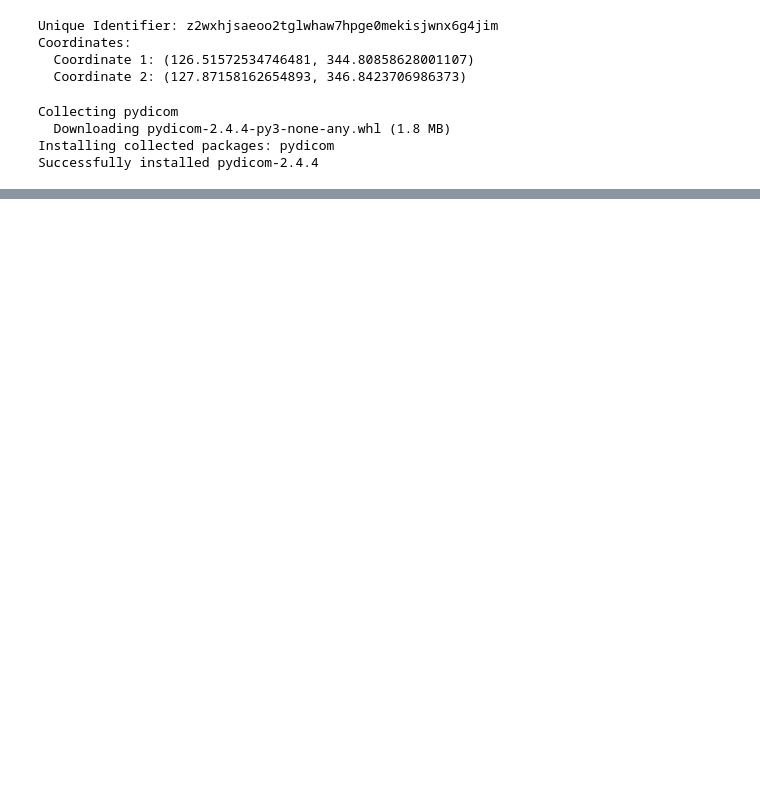
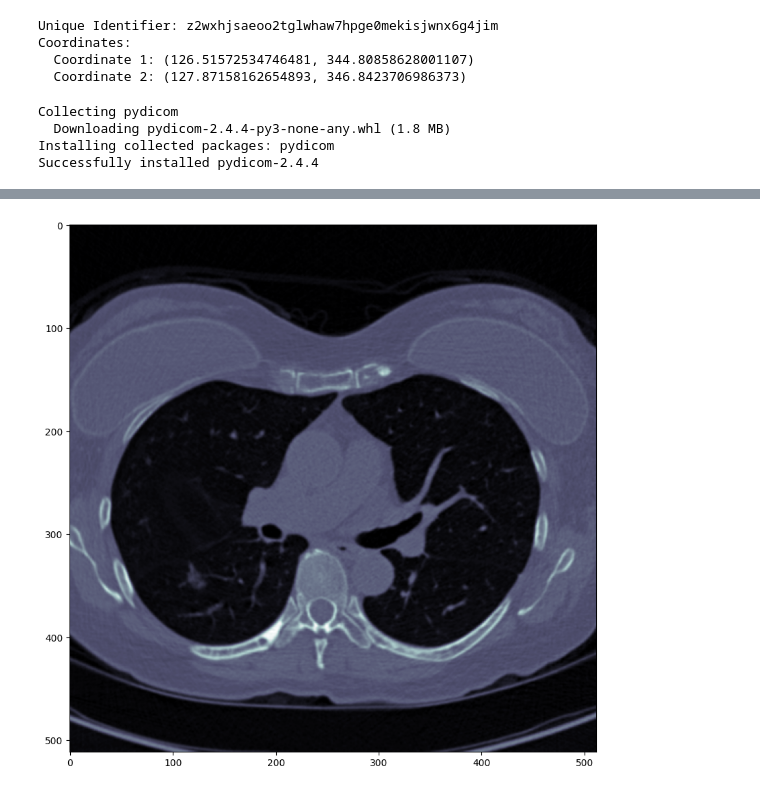
Before and after one commit to Neermita18/NSCLC_gene_mutation_cse_intern, a Jupyter notebook: Tumor_segmentations_from_XML_AIM.ipynb, the cells around one changed output, grey strips where cells are left out. Cells and saved outputs as stored; diff of their text form; code cells hidden in the pictures; blank space fills up the shorter version.

```diff
--- a/Tumor_segmentations_from_XML_AIM.ipynb
+++ b/Tumor_segmentations_from_XML_AIM.ipynb
@@ -60,0 +118,11 @@ Successfully installed pydicom-2.4.4
+# %%
+dicom_file = "1-130.dcm"
+ds = pydicom.dcmread(dicom_file)
+
+
+dicom_img_data = ds.pixel_array
+plt.figure(figsize=(10,10))
+plt.imshow(dicom_img_data, cmap=plt.cm.bone)
+plt.show()
+# %% [output]
+[figure, added]
```
Also changed, not shown: parts of 4 cells of this notebook.
